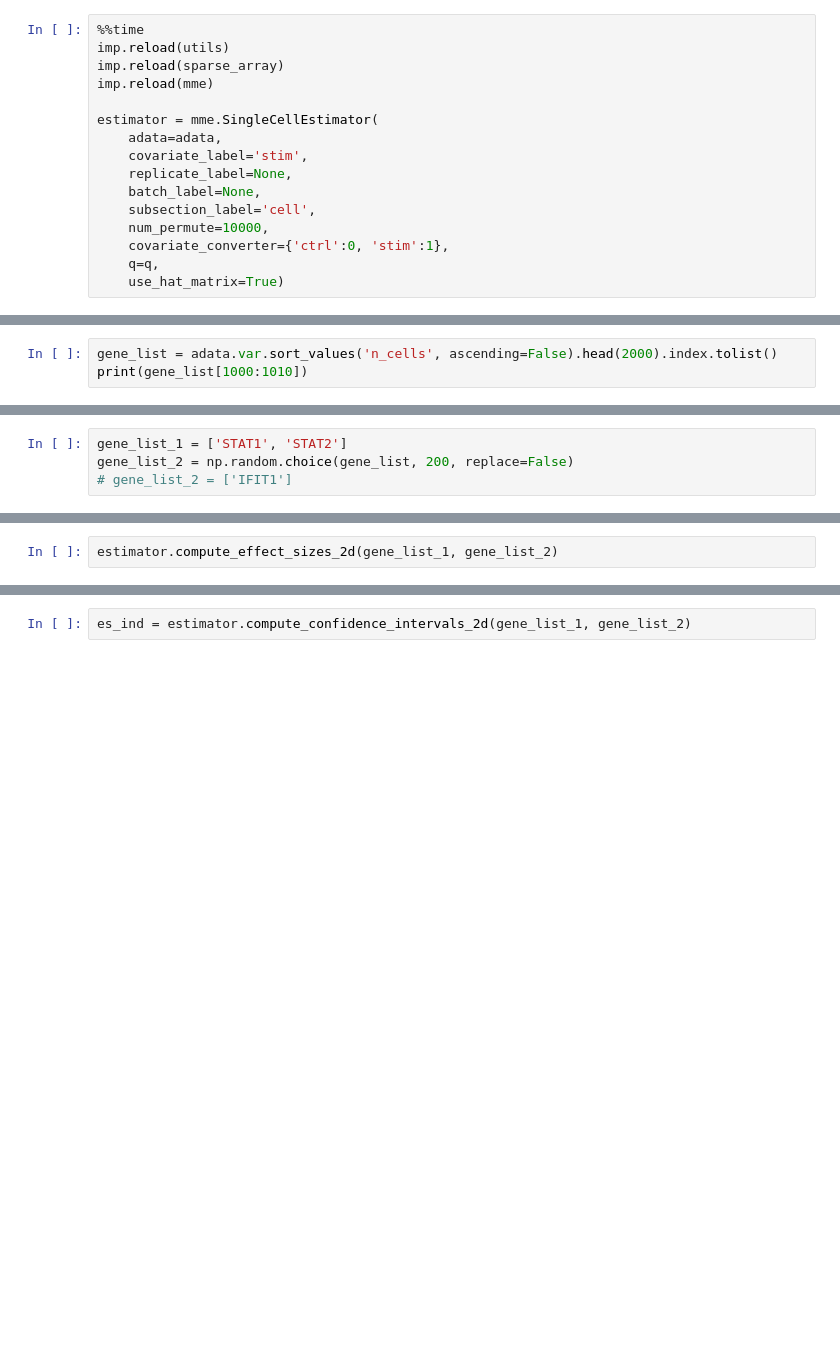
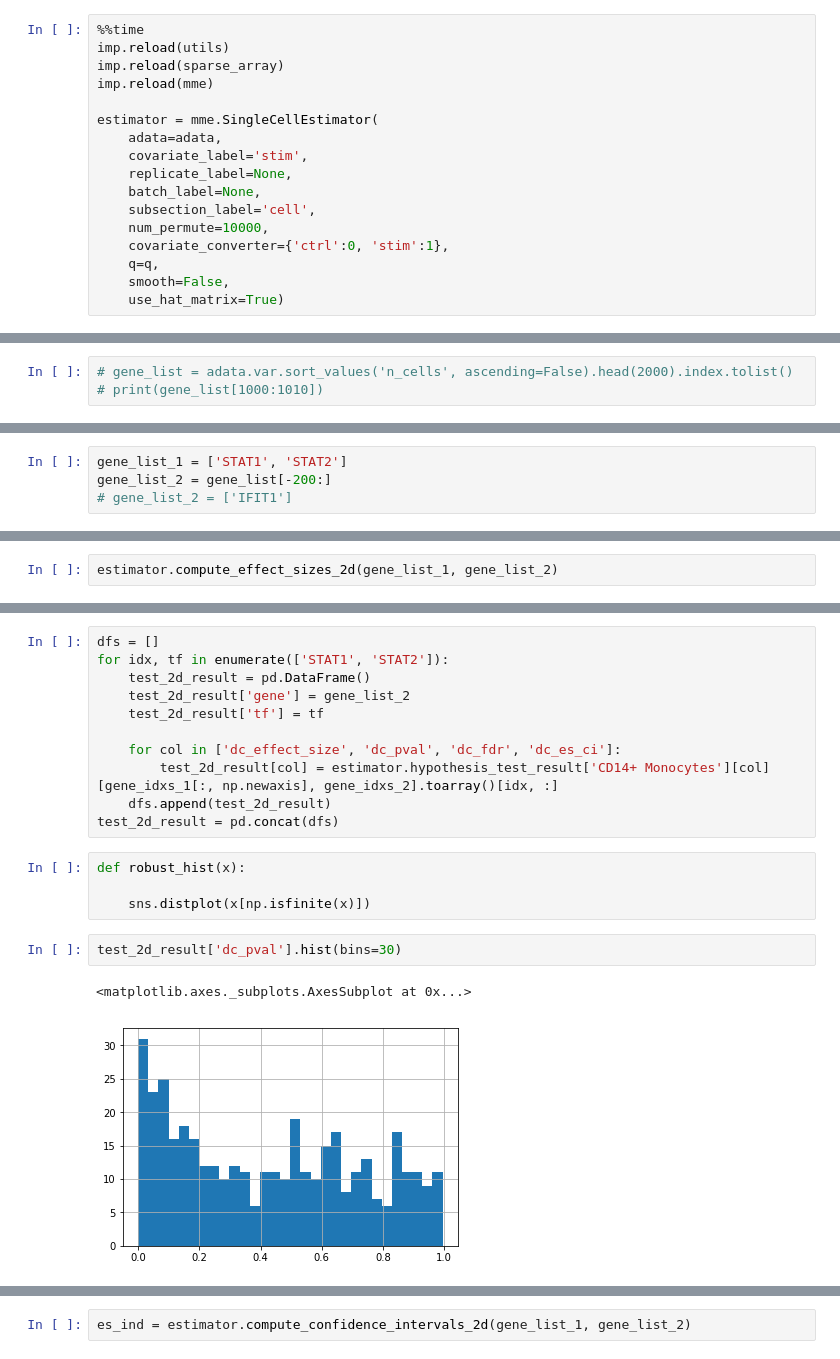
Before and after one commit to yelabucsf/scrna-parameter-estimation, a Jupyter notebook: tutorials/interferon_pbmc.ipynb, the cells around one changed output, grey strips where cells are left out. Saved outputs shown, nothing was run; the diff lists cells and outputs as text; blank space fills up the shorter version.

```diff
--- a/tutorials/interferon_pbmc.ipynb
+++ b/tutorials/interferon_pbmc.ipynb
@@ -108,5 +110,6 @@ estimator = mme.SingleCellEstimator(
     num_permute=10000,
     covariate_converter={'ctrl':0, 'stim':1},
     q=q,
+    smooth=False,
     use_hat_matrix=True)
 # %% [output]
@@ -140,3 +143,3 @@ adata.var.sample(3)
 # %%
-gene_list = adata.var.sort_values('n_cells', ascending=False).head(2000).index.tolist()
-print(gene_list[1000:1010])
+# gene_list = adata.var.sort_values('n_cells', ascending=False).head(2000).index.tolist()
+# print(gene_list[1000:1010])
@@ -234,7 +235,7 @@ We will take the previously analyzed 2k genes as potentially being implicated in
 Testing for correlation scales roughly similar to the 1D analysis, except that it scales with the number of **pairs** of genes. So in this case, we are testing 4000 "cases," since we are looking at 2 TFs.
 # %%
 gene_list_1 = ['STAT1', 'STAT2']
-gene_list_2 = np.random.choice(gene_list, 200, replace=False)
+gene_list_2 = gene_list[-200:]
 # gene_list_2 = ['IFIT1']
 # %%
 # Grab the idxs to retrieve from the sparse data structures
@@ -280,0 +262,20 @@ for i, j in zip(es, es_ind):
+# %%
+dfs = []
+for idx, tf in enumerate(['STAT1', 'STAT2']):
+    test_2d_result = pd.DataFrame()
+    test_2d_result['gene'] = gene_list_2
+    test_2d_result['tf'] = tf
+
+    for col in ['dc_effect_size', 'dc_pval', 'dc_fdr', 'dc_es_ci']:
+        test_2d_result[col] = estimator.hypothesis_test_result['CD14+ Monocytes'][col][gene_idxs_1[:, np.newaxis], gene_idxs_2].toarray()[idx, :]
+    dfs.append(test_2d_result)
+test_2d_result = pd.concat(dfs)
+# %%
+def robust_hist(x):
+
+    sns.distplot(x[np.isfinite(x)])
+# %%
+test_2d_result['dc_pval'].hist(bins=30)
+# %% [output]
+<matplotlib.axes._subplots.AxesSubplot at 0x...>
+[figure, added]
```
Also changed, not shown: parts of 38 cells of this notebook, 5 other files.
